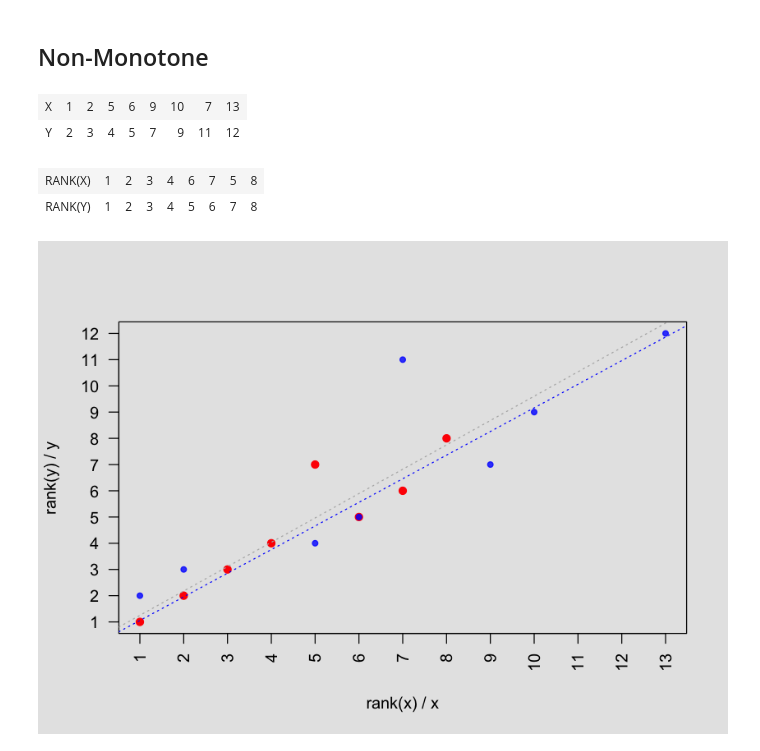
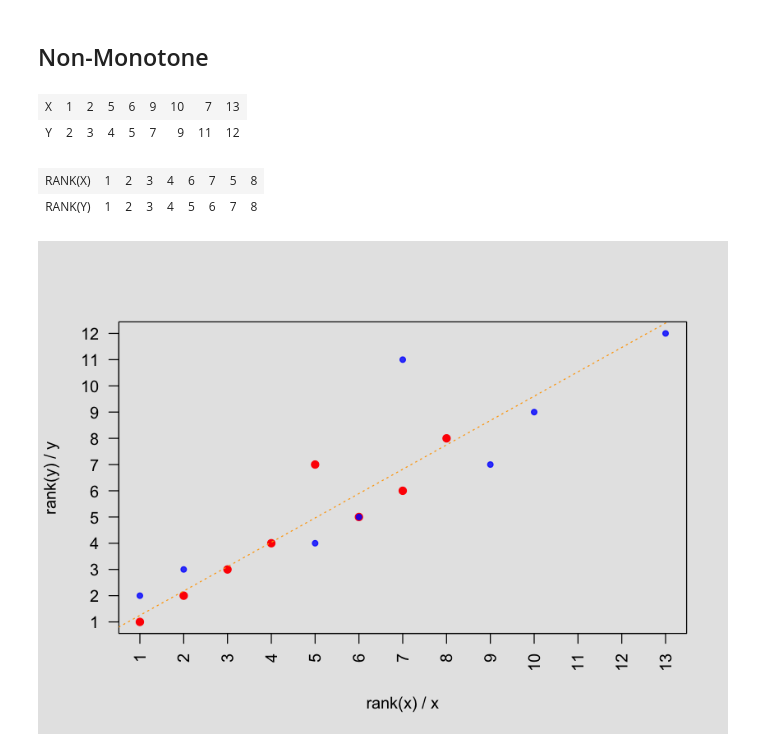
Before and after one commit to trankhanhtk/Statistics-with-R, a Jupyter notebook: Monotone_vs_Non-Monotone_Associations.ipynb, the cells around one changed output. Saved outputs shown, nothing was run; the diff lists cells and outputs as text; code cells hidden in the pictures.

```diff
--- a/Monotone_vs_Non-Monotone_Associations.ipynb
+++ b/Monotone_vs_Non-Monotone_Associations.ipynb
@@ -66,27 +77,26 @@ abline(v=7, lty='dotted', col='gray75')
 # %%
 if (! exists('options_org')) options_org = options()
 
 x=c(1, 2, 5, 6, 9, 10, 7, 13) # update the 7th element
 y=c(2, 3, 4, 5, 7, 9, 11, 12)
 len = length(x)
 
 matrix(c('X', x, 'Y', y), nrow=2, byrow=T)
 
 matrix(c('RANK(X)', rank(x), 'RANK(Y)', rank(y)), nrow=2, byrow=T)
 
 
 options(repr.plot.width=7, repr.plot.height=5)
 par(mfrow=c(1,1), bg='gray90')
 plot(rank(x), rank(y), xlab='rank(x) / x', ylab='rank(y) / y', pch=19, xlim=c(1, 13), ylim=c(1, 12), xaxt='n', yaxt='n', col='red')
 axis(1, at=seq(1, 13, by=1), las=2)
 axis(2, at=seq(1, 12, by=1),las=1)
 
 points(x, y, pch=19, col=rgb(0, 0, 1, .8), cex=.75)
-abline(lsfit(rank(x), rank(y), intercept=T), col='gray70', lty='dotted')
-abline(lsfit(rank(x)[-7], rank(y)[-7], intercept=T), col='blue', lty='dotted')
+abline(lsfit(rank(x), rank(y), intercept=T), col='orange', lty='dotted')
 # %% [output]
 | X | 1 | 2 | 5 | 6 | 9 | 10 | 7 | 13 |
 | Y | 2 | 3 | 4 | 5 | 7 | 9 | 11 | 12 |
 | RANK(X) | 1 | 2 | 3 | 4 | 6 | 7 | 5 | 8 |
 | RANK(Y) | 1 | 2 | 3 | 4 | 5 | 6 | 7 | 8 |
-[figure, old version]
+[figure, new version]
```
Also changed, not shown: parts of 6 cells of this notebook.
